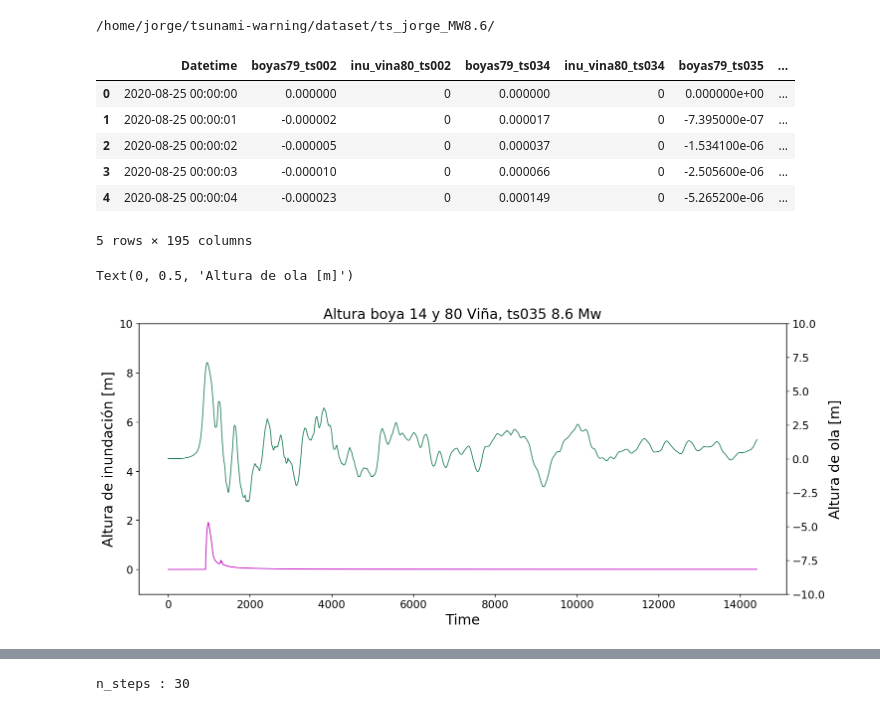
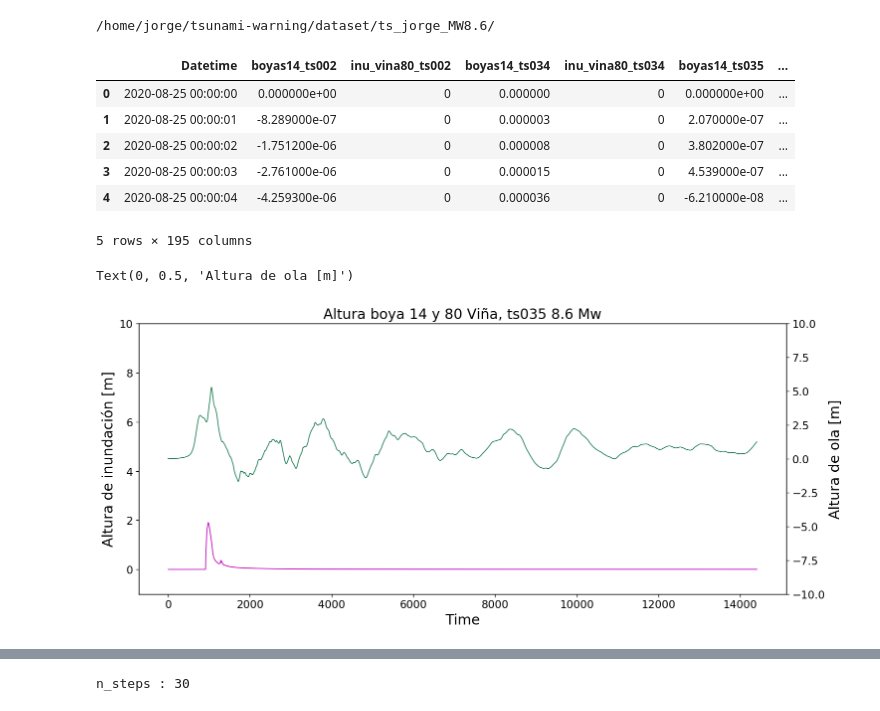
Before and after one commit to jorgenunezc/tsunami-warning, a Jupyter notebook: lstm_hysea.ipynb, the cells around one changed output, grey strips where cells are left out. Cells and saved outputs as stored; diff of their text form; code cells hidden in the pictures.

```diff
--- a/lstm_hysea.ipynb
+++ b/lstm_hysea.ipynb
@@ -28,7 +28,7 @@ print(folder)
 # %% [output]
 /home/jorge/tsunami-warning/dataset/ts_jorge_MW8.6/
 # %%
-df = pd.read_json(folder+'DataFrame_boyas79_80viña.json') # cargar dataframe
+df = pd.read_json(folder+'DataFrame_boyas14_80viña.json') # cargar dataframe
 # %%
 index = pd.date_range('25/8/2020', periods=len(df), freq='S')
 Datetime = pd.DataFrame({'Datetime':index})
@@ -37,33 +37,33 @@ df = pd.concat([Datetime, df], axis=1,)
 # %%
 df.head()
 # %% [output]
-|  | Datetime | boyas79_ts002 | inu_vina80_ts002 | boyas79_ts034 | inu_vina80_ts034 | boyas79_ts035 | ... |
-| 0 | 2020-08-25 00:00:00 | 0.000000 | 0 | 0.000000 | 0 | 0.000000e+00 | ... |
-| 1 | 2020-08-25 00:00:01 | -0.000002 | 0 | 0.000017 | 0 | -7.395000e-07 | ... |
-| 2 | 2020-08-25 00:00:02 | -0.000005 | 0 | 0.000037 | 0 | -1.534100e-06 | ... |
-| 3 | 2020-08-25 00:00:03 | -0.000010 | 0 | 0.000066 | 0 | -2.505600e-06 | ... |
-| 4 | 2020-08-25 00:00:04 | -0.000023 | 0 | 0.000149 | 0 | -5.265200e-06 | ... |
+|  | Datetime | boyas14_ts002 | inu_vina80_ts002 | boyas14_ts034 | inu_vina80_ts034 | boyas14_ts035 | ... |
+| 0 | 2020-08-25 00:00:00 | 0.000000e+00 | 0 | 0.000000 | 0 | 0.000000e+00 | ... |
+| 1 | 2020-08-25 00:00:01 | -8.289000e-07 | 0 | 0.000003 | 0 | 2.070000e-07 | ... |
+| 2 | 2020-08-25 00:00:02 | -1.751200e-06 | 0 | 0.000008 | 0 | 3.802000e-07 | ... |
+| 3 | 2020-08-25 00:00:03 | -2.761000e-06 | 0 | 0.000015 | 0 | 4.539000e-07 | ... |
+| 4 | 2020-08-25 00:00:04 | -4.259300e-06 | 0 | 0.000036 | 0 | -6.210000e-08 | ... |
 5 rows × 195 columns
 # %%
 plt.figure(figsize=(14,6), dpi=120)
 
 plt.ion()
 plt.rc('xtick', labelsize=13)
 plt.rc('ytick', labelsize=13)
 plt.title('Altura boya 14 y 80 Viña, ts035 8.6 Mw',fontsize=17)
 plt.xlabel('Time',fontsize=17)
 plt.ylabel('Altura de inundación [m]',fontsize=17)
 plt.plot(df['inu_vina80_ts035'], color='m', linewidth=1.0)
 plt.ylim(-1,10)
 plt.twinx()
-plt.plot(df['boyas79_ts035'], color='#1C7C54', linewidth=1.0)
+plt.plot(df['boyas14_ts035'], color='#1C7C54', linewidth=1.0)
 plt.ylim(-10,10)
 ax = plt.gca()
 #ax.invert_yaxis()
 plt.ylabel('Altura de ola [m]',fontsize=17)
 # %% [output]
 Text(0, 0.5, 'Altura de ola [m]')
-[figure, old version]
+[figure, new version]
 # %%
 df = df.loc[0:1799]
 # %%
```
Also changed, not shown: parts of 16 cells of this notebook, 1 other file.
